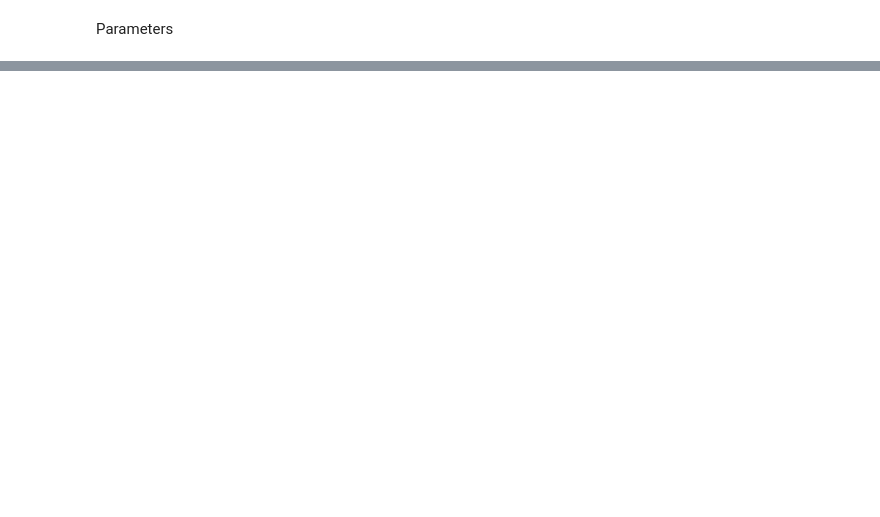
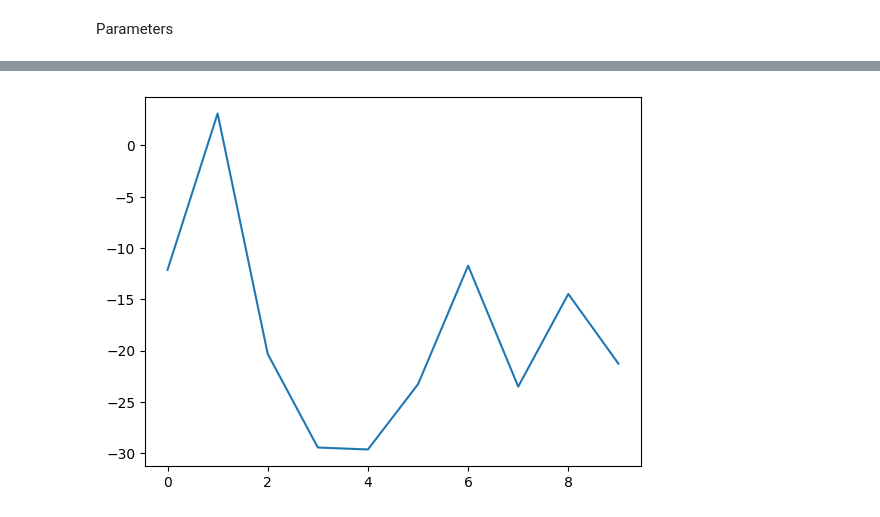
Before and after one commit to Sharkar96/BHDQN, a Jupyter notebook: BHDQN.ipynb, the cells around one changed output, grey strips where cells are left out. Cells and saved outputs as stored; diff of their text form; code cells hidden in the pictures; blank space fills up the shorter version.

Commit message:
This is basically the final version I just need to find the hypers and train

```diff
--- a/BHDQN.ipynb
+++ b/BHDQN.ipynb
@@ -21,10 +25,10 @@ def normalize(v):
        return v
     return v / norm
 
-maxDivision=1000
+maxDivision=10
 
 def divide(n, d):
-  return n / d if d else maxDivision
+  return min(n / d, maxDivision) if d else maxDivision
 # %% [markdown]
 Parameters
 # %%
@@ -290,3 +309,10 @@ class Maze:
     plt.legend()
     plt.draw()
     plt.pause(0.1)
+# %%
+def buildMaze(area=2500, nGoals=1, xRobot=None, yRobot=None, nObstacles=0):
+  maze=Maze(2500)
+  maze.addGoals(nGoals)
+  maze.spawnRobot(xRobot, yRobot)
+  maze.addObstacles(nObstacles)
+  return maze
@@ -296,11 +324,10 @@ from keras.models import Sequential
 from keras.layers import Conv2D, MaxPooling2D, Flatten, Dense, LeakyReLU
 from keras.optimizers import Adam
 # %%
-stateSize = 8  # 2D environment, assuming x and y coordinates
+stateSize = 9  # 2D environment, assuming x and y coordinates
 nActions = 8  # 8 possible moves
-nEpisodes = 10
-epsilon = 0.1  # Exploration-exploitation trade-off
-ReLUalpha=0.1
-learningRate=0.01 #for Adam
+ReLUalpha = 0.1
+learningRate=0.1 #for Adam
+maxEpochs=80
 # %%
 def buildQN(inputShape, nActions):
@@ -323,40 +357,54 @@ QN = buildQN((stateSize,), nActions)
 #QN.summary()
 # %%
-maze=Maze(2500)
-maze.addGoals(1)
-maze.addObstacles(0)
-maze.spawnRobot()
-
-for episode in range(nEpisodes):
-  print('episode: ' + str(episode) + '/' + str(nEpisodes))
-  # Initialize the environment and get the initial state
-  state = maze.robot.compass(maze.gravitationalForce())
-  done = maze.isGoalReached()
-  while not done:
-      #epsilon-greedy strategy
-      if np.random.rand() < epsilon:
-          action = np.random.randint(nActions)
-      else:
-          qValues = QN.predict(state.reshape(1, -1), verbose=0)
-          action = np.argmax(qValues)
-
-      #performes the action chosen by the current QN
-      nextState, reward, done = maze.step(action)
+QN.load_weights('/content/drive/MyDrive/Colab Notebooks/q_network_weights.h5')
 
 
-      target = reward + gamma * np.max(QN.predict(nextState.reshape(1, -1),verbose=0))
-      qValues = QN.predict(state.reshape(1, -1), verbose=0)
-      qValues[0, action] = target
+def pipeline(QN, nEpisodes, epsilon, nObstacles):
+  maze=buildMaze()
+  #plt.ion()
+  episodesRewards=[]
+  for episode in range(nEpisodes):
+    print('episode: ' + str(episode) + '/' + str(nEpisodes))
 
-      # Train the Q-network on the updated Q-values
-      QN.fit(state.reshape(1, -1), qValues, verbose=0)
+    # Initialize the environment and get the initial state
+    state = maze.getState(stateSize).reshape((1,stateSize,stateSize,1))
+    done = maze.isGoalReached()
 
-  maze=Maze(2500)
-  maze.addGoals(1)
-  i=1
-  if episode==i*100 and i<16:
-    i+=1
-  maze.addObstacles(0)
-  maze.spawnRobot()
+    cumulativeReward=0
+    loss=[]
+    i=0
+    while not done and i<maxEpochs :
+        i+=1
+        #epsilon-greedy strategy
+        if np.random.rand() < epsilon:
+            action = np.random.randint(nActions)
+        else:
+            qValues = QN.predict(state, verbose=0)
+            action = np.argmax(qValues)
+
+        #performes the action chosen by the current QN
+        nextState, reward, done = maze.step(action)
+        cumulativeReward+=reward
+        #maze.plot()
+        target = reward + gamma * np.max(QN.predict(nextState.reshape((1,stateSize,stateSize,1)),verbose=0))
+        qValues = QN.predict(state, verbose=0)
+        qValues[0, action] = target
+
+        #Train the Q-network on the updated Q-values
+        history=QN.fit(state, qValues, verbose=0)
+        loss.append(history.history['loss'][0])
+
+    print('cumulative reward: ' + str(cumulativeReward))
+    episodesRewards.append(cumulativeReward)
+    #plt.plot(loss)
+    maze.spawnRobot()
+    #plt.ioff()
+    #plt.show()
+
+  QN.save_weights('/content/drive/MyDrive/Colab Notebooks/q_network_weights.h5')
+  plt.plot(episodesRewards)
+
+
+pipeline(QN,10,0.90,0)
 # %% [output]
 episode: 0/10
@@ -365,0 +430 @@ KeyboardInterrupt:
+[figure, added]
```
Also changed, not shown: parts of 12 cells of this notebook.
